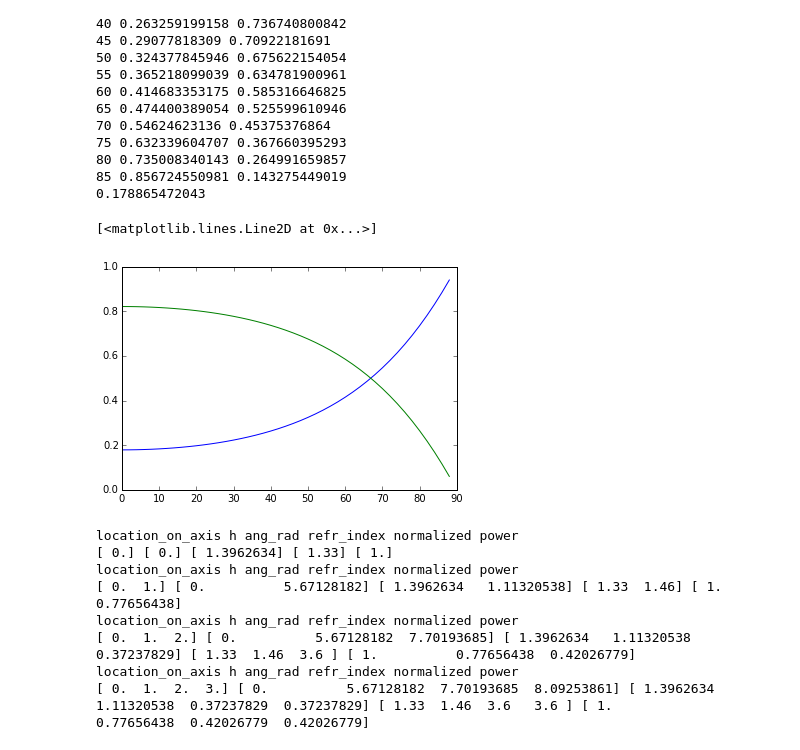
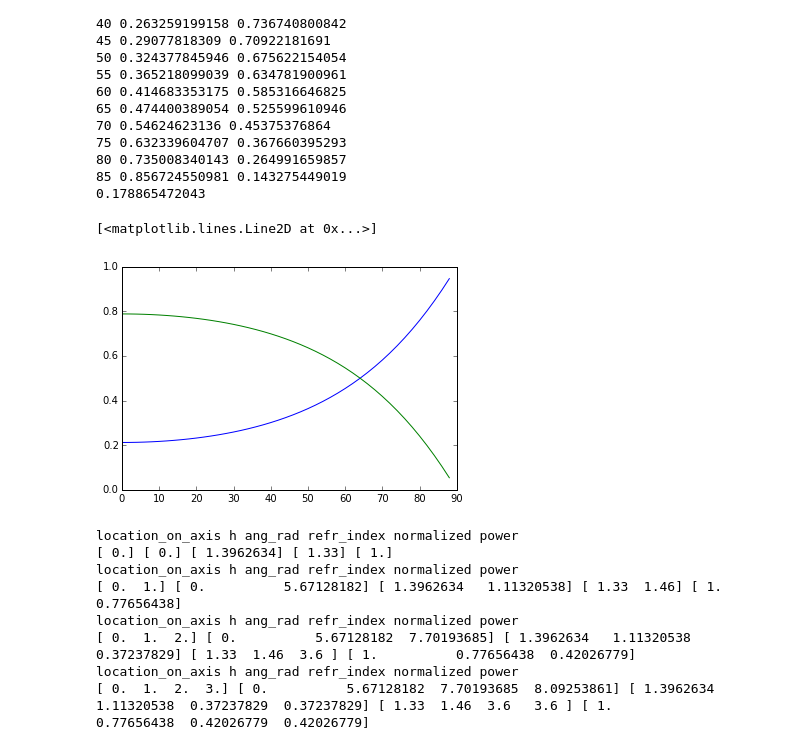
Before and after one commit to eelcodijkstra/teststuff, a Jupyter notebook: ray_trace/150307_try_rigorous_ray_tracing.ipynb, the cells around one changed output. Drawn from its saved outputs; the diff is of its cells as text; code cells hidden in the pictures.

```diff
--- a/ray_trace/150307_try_rigorous_ray_tracing.ipynb
+++ b/ray_trace/150307_try_rigorous_ray_tracing.ipynb
@@ -51,21 +51,21 @@ print( ( (n1-n2) / (n1+n2))**2 )
 85 0.856724550981 0.143275449019
 0.178865472043
 # %%
-n1 = 1.46
+n1 = 1.33
 n2 = 3.6
 angles = []
 R = []
 T = []
 for angle in range(0,90,2):
     angles = np.append(angles, angle)
     R = np.append(R, reflectance_TE(angle*degtorad, n1, n2))
     T = np.append(T, transmittance_TE(angle*degtorad, n1, n2))
 fig, ax = plt.subplots(1,1)
 ax.plot(angles, R)
 ax.plot(angles, T)
 # %% [output]
 [<matplotlib.lines.Line2D at 0x...>]
-[figure, old version]
+[figure, new version]
 # %%
 class rayThroughPlanarInterfaces():
 
```
Also changed, not shown: parts of 8 cells of this notebook, 1 other file.
